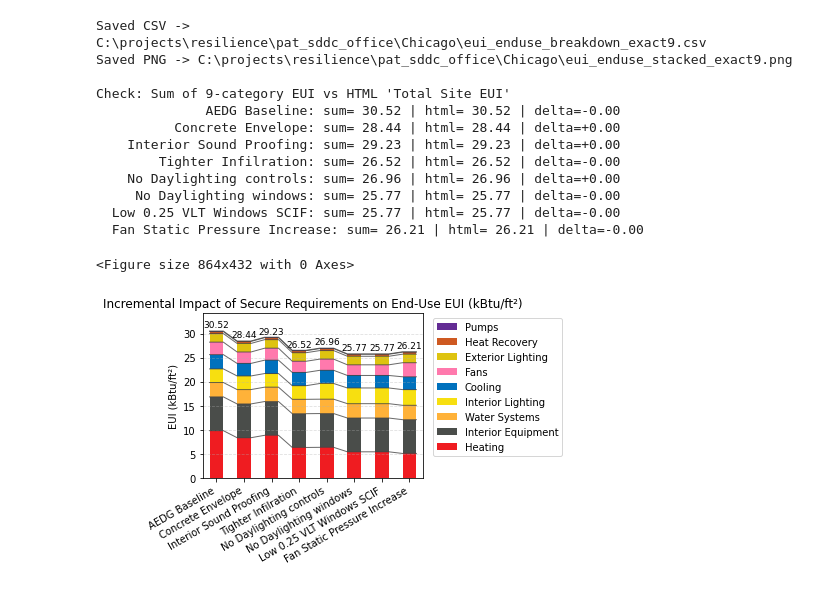
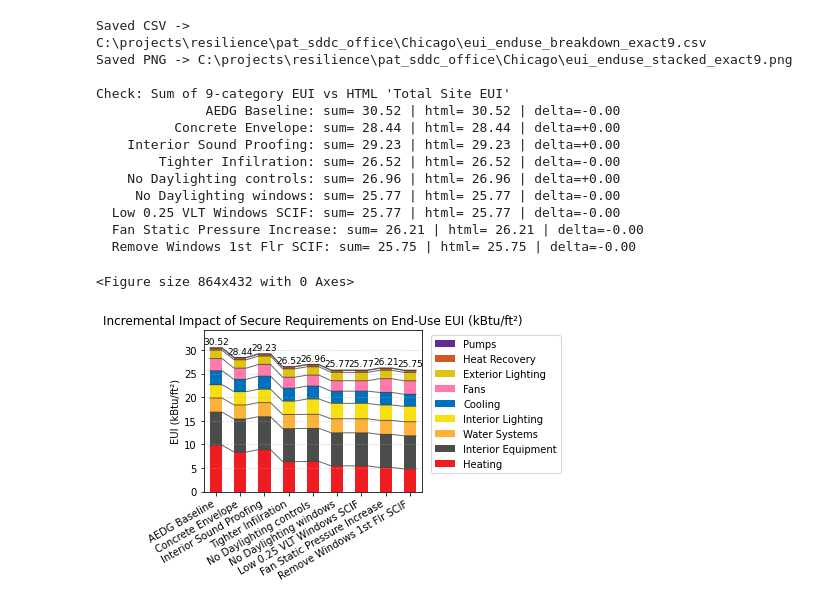
Before and after one commit to brianlball/PAT_projects, a Jupyter notebook: pat_sddc_office/Chicago/results.ipynb, the cells around one changed output. Cells and saved outputs as stored; diff of their text form; code cells hidden in the pictures.

```diff
--- a/pat_sddc_office/Chicago/results.ipynb
+++ b/pat_sddc_office/Chicago/results.ipynb
@@ -18,7 +18,8 @@ RUN_ORDER = [
     {"SystemD_extwall_R23_intwall_infil_dlc": "No Daylighting controls"},
     {"SystemD_extwall_R23_intwall_infil_dlc_dlw": "No Daylighting windows"},
     {"SystemD_extwall_R23_intwall_infil_dlc_dlw_vlt": "Low 0.25 VLT Windows SCIF"},
-    {"SystemD_extwall_R23_intwall_infil_dlc_dlw_vlt_fan": "Fan Static Pressure Increase"}
+    {"SystemD_extwall_R23_intwall_infil_dlc_dlw_vlt_fan": "Fan Static Pressure Increase"},
+    {"SystemD_extwall_R23_intwall_infil_dlc_dlw_vlt_fan_1flw": "Remove Windows 1st Flr SCIF"}
     #{"SystemD_extwall_R23_infil": "Tighter Infilration"}
 
     # add more...
@@ -213,31 +214,32 @@ ax.set_ylim(0, ymax * 1.12)  # ~12% headroom
 for x, total in zip(ax.get_xticks(), totals):
     ax.text(x, total + ymax*0.01, f"{total:.2f}",  # +1% pad
             ha="center", va="bottom", fontsize=9)
 
 plt.tight_layout()
 out_csv = ROOT_DIR / "eui_enduse_breakdown_exact9.csv"
 out_png = ROOT_DIR / "eui_enduse_stacked_exact9.png"
 df.to_csv(out_csv)
 plt.savefig(out_png, dpi=200)
 print(f"Saved CSV -> {out_csv}")
 print(f"Saved PNG -> {out_png}")
 
 # -------------- CHECK OUTPUT --------------
 print("\nCheck: Sum of 9-category EUI vs HTML 'Total Site EUI'")
 for label, sum_eui, html_eui in checks:
     print(f"  {label:>25s}: sum={sum_eui:6.2f} | html={html_eui:6.2f} | delta={sum_eui - html_eui:+.2f}")
 # %% [output]
 Saved CSV -> C:\projects\resilience\pat_sddc_office\Chicago\eui_enduse_breakdown_exact9.csv
 Saved PNG -> C:\projects\resilience\pat_sddc_office\Chicago\eui_enduse_stacked_exact9.png
 
 Check: Sum of 9-category EUI vs HTML 'Total Site EUI'
               AEDG Baseline: sum= 30.52 | html= 30.52 | delta=-0.00
           Concrete Envelope: sum= 28.44 | html= 28.44 | delta=+0.00
     Interior Sound Proofing: sum= 29.23 | html= 29.23 | delta=+0.00
         Tighter Infilration: sum= 26.52 | html= 26.52 | delta=-0.00
     No Daylighting controls: sum= 26.96 | html= 26.96 | delta=+0.00
      No Daylighting windows: sum= 25.77 | html= 25.77 | delta=-0.00
   Low 0.25 VLT Windows SCIF: sum= 25.77 | html= 25.77 | delta=-0.00
   Fan Static Pressure Increase: sum= 26.21 | html= 26.21 | delta=-0.00
+  Remove Windows 1st Flr SCIF: sum= 25.75 | html= 25.75 | delta=-0.00
 <Figure size 864x432 with 0 Axes>
-[figure, old version]
+[figure, new version]
```
Also changed, not shown: 8 other files.
